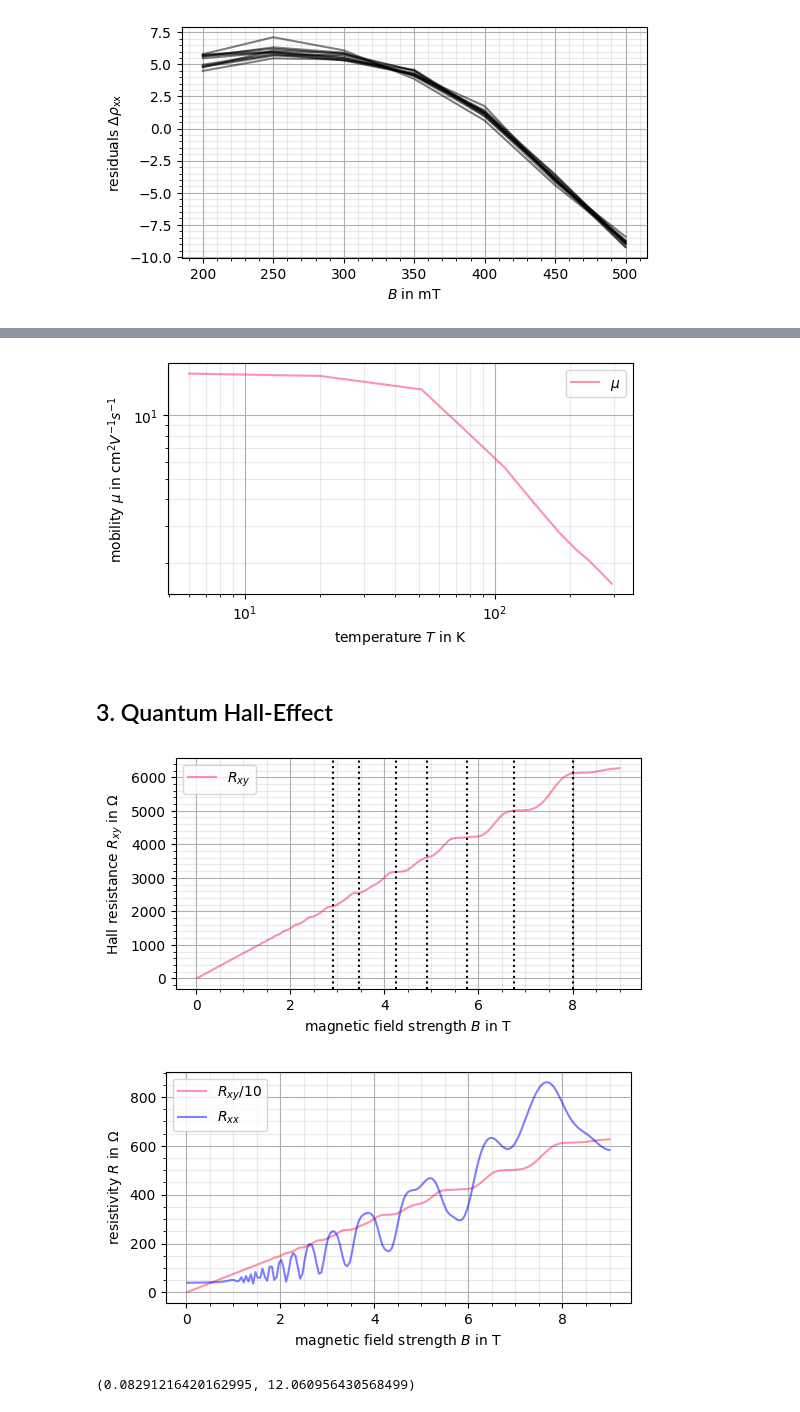
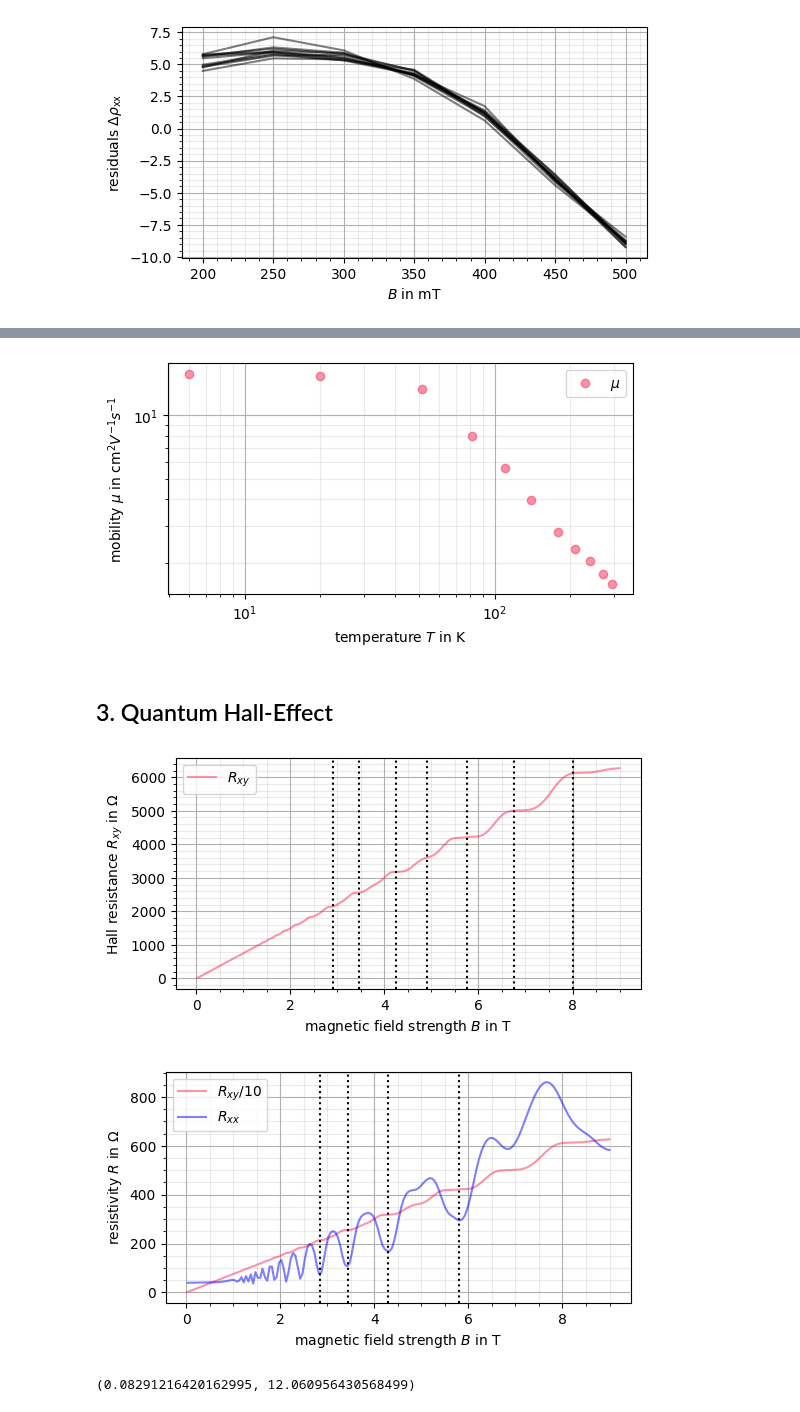
Before and after one commit to CVC97/ALC-24-25, a Jupyter notebook: FM.QHE_quantum_hall_effect/fm_qhe_data_analysis.ipynb, the cells around one changed output, grey strips where cells are left out. Drawn from its saved outputs; the diff is of its cells as text; code cells hidden in the pictures.

```diff
--- a/FM.QHE_quantum_hall_effect/fm_qhe_data_analysis.ipynb
+++ b/FM.QHE_quantum_hall_effect/fm_qhe_data_analysis.ipynb
@@ -284,7 +291,9 @@ ax.grid(which='minor', color = '#999999', alpha = 0.2, linestyle = '-')
 ax.minorticks_on()
 
 # ax.semilogy([1/T for T in T_plot_list], [abs(n) for n in n_plot_list], color = "xkcd:red pink", alpha = 0.5, label = r"$n$")
-ax.loglog(T_plot_list, mu_plot_list, color = "xkcd:red pink", alpha = 0.5, label = r"$\mu$")
+ax.scatter(T_plot_list, mu_plot_list, color = "xkcd:red pink", alpha = 0.5, label = r"$\mu$")
+ax.set_xscale("log")
+ax.set_yscale("log")
 
 ax.legend()
 ax.legend(loc="upper right")
@@ -294,7 +303,7 @@ plt.savefig('FM.QHE_visualizations/mu_over_T.pdf', facecolor = 'white', bbox_inc
 plt.savefig('FM.QHE_visualizations/mu_over_T.pgf', facecolor = 'white', bbox_inches='tight')
 plt.show()
 # %% [output]
-[figure, old version]
+[figure, new version]
 # %% [markdown]
 ## 3. Quantum Hall-Effect
 # %%
@@ -335,36 +344,38 @@ for B_xyi in B_xy_plateau_list:
 
 ax.legend()
 ax.legend(loc="upper left")
 
-
 plt.savefig('FM.QHE_visualizations/QHE_R_xy_over_B.pdf', facecolor = 'white', bbox_inches='tight')
 plt.savefig('FM.QHE_visualizations/QHE_R_xy_over_B.pgf', facecolor = 'white', bbox_inches='tight')
 plt.show()
 
 
 # b. longitudinal resistance over B
 
 # plotting
 fig, ax = plt.subplots(figsize=(6,3))
 ax.set_xlabel(r'magnetic field strength $B$ in T')
 ax.set_ylabel(r'resistivity $R$ in $\Omega$')
 ax.grid()
 ax.grid(which='minor', color = '#999999', alpha = 0.2, linestyle = '-')
 ax.minorticks_on()
 
 ax.plot(B_xy, R_xy / 10, color = "xkcd:red pink", alpha = 0.5, label = r"$R_{xy} / 10$")
 ax.plot(B_xx, R_xx, color = "blue", alpha = 0.5, label = r"$R_{xx}$")
 
+B_xy_plateau_list = [2.85, 3.45, 4.28, 5.8]
+for B_xyi in B_xy_plateau_list:
+    ax.axvline(x = B_xyi, linestyle = "dotted", color = "black")
+
 ax.legend()
 ax.legend(loc="upper left")
-
 
 plt.savefig('FM.QHE_visualizations/QHE_R_xx_over_B.pdf', facecolor = 'white', bbox_inches='tight')
 plt.savefig('FM.QHE_visualizations/QHE_R_xx_over_B.pgf', facecolor = 'white', bbox_inches='tight')
 plt.show()
 # %% [output]
 [figure]
-[figure, old version]
+[figure, new version]
 # %%
 h_planck = 6.626e-34
 
```
Also changed, not shown: parts of 3 cells of this notebook, 9 other files.
